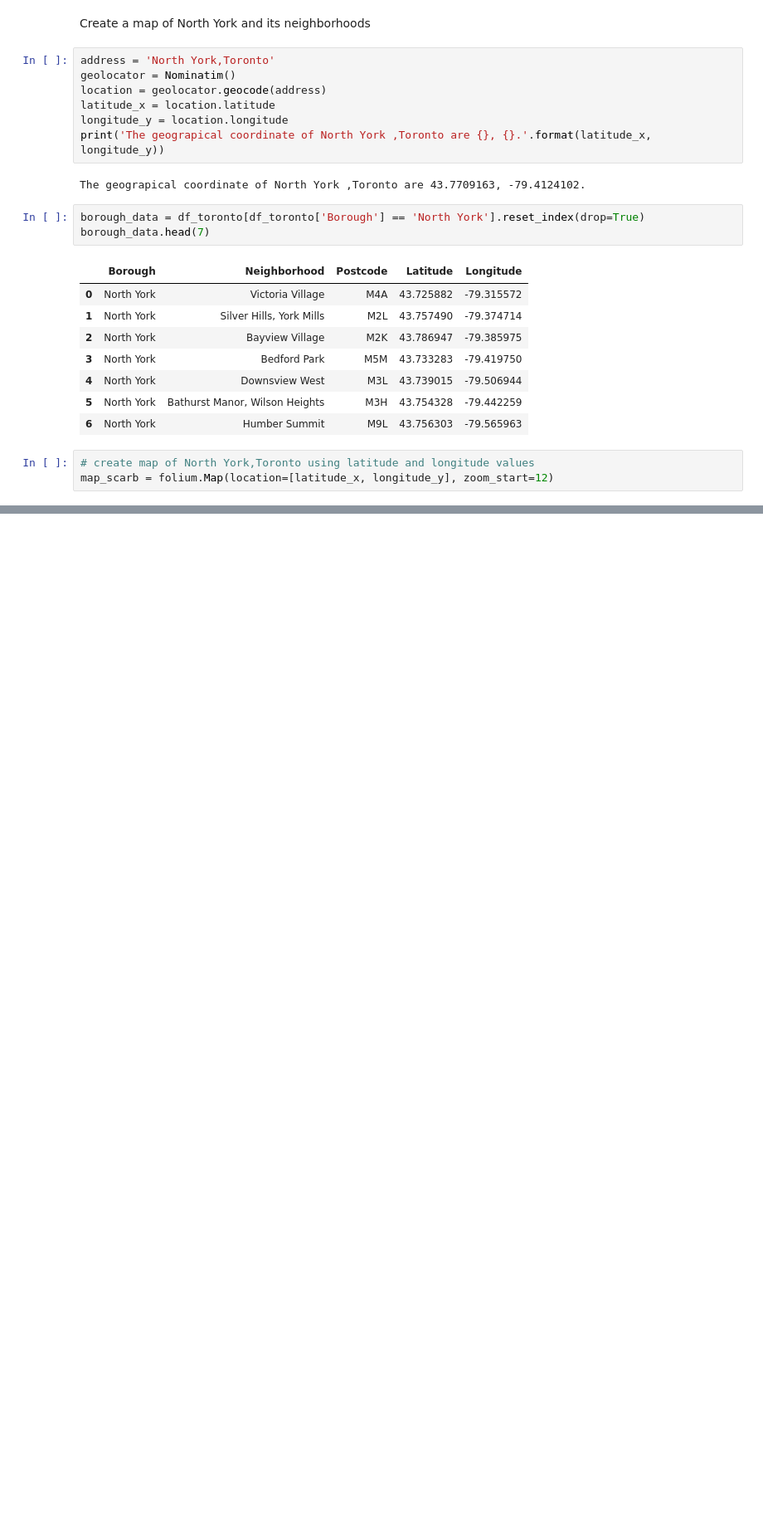
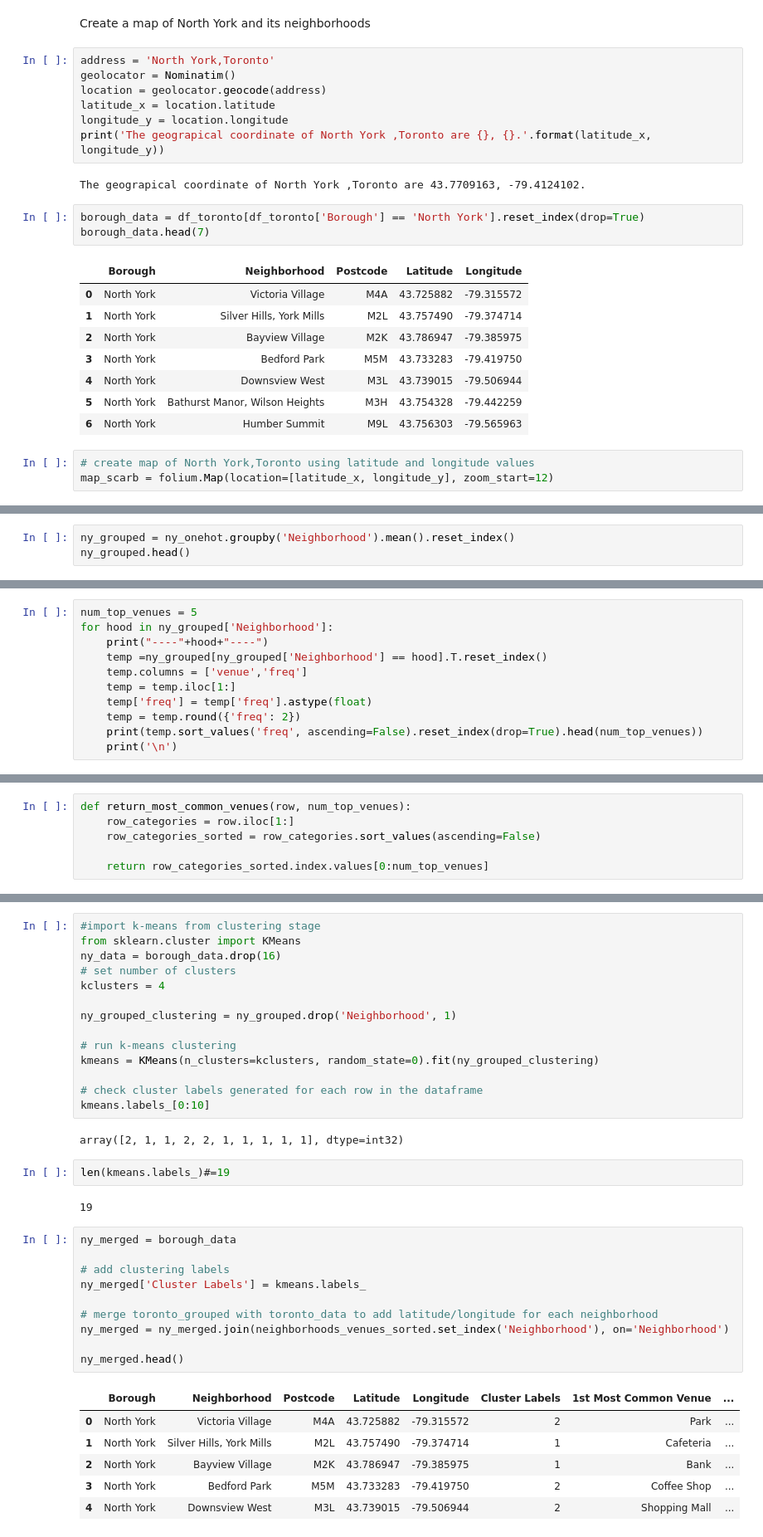
Before and after one commit to RaviSinghIBM/DataScience, a Jupyter notebook: Segmenting and Clustering Toronto.ipynb, the cells around one changed output, grey strips where cells are left out. Shown: that part at 83% size. Drawn from its saved outputs; the diff is of its cells as text; blank space fills up the shorter version.

```diff
--- a/Segmenting and Clustering Toronto.ipynb
+++ b/Segmenting and Clustering Toronto.ipynb
@@ -206,0 +407,3 @@ map_scarb
+# %%
+ny_grouped = ny_onehot.groupby('Neighborhood').mean().reset_index()
+ny_grouped.head()
@@ -206,0 +421,11 @@ map_scarb
+# %%
+num_top_venues = 5
+for hood in ny_grouped['Neighborhood']:
+    print("----"+hood+"----")
+    temp =ny_grouped[ny_grouped['Neighborhood'] == hood].T.reset_index()
+    temp.columns = ['venue','freq']
+    temp = temp.iloc[1:]
+    temp['freq'] = temp['freq'].astype(float)
+    temp = temp.round({'freq': 2})
+    print(temp.sort_values('freq', ascending=False).reset_index(drop=True).head(num_top_venues))
+    print('\n')
@@ -206,0 +450,6 @@ map_scarb
+# %%
+def return_most_common_venues(row, num_top_venues):
+    row_categories = row.iloc[1:]
+    row_categories_sorted = row_categories.sort_values(ascending=False)
+
+    return row_categories_sorted.index.values[0:num_top_venues]
@@ -206,0 +485,37 @@ map_scarb
+# %%
+#import k-means from clustering stage
+from sklearn.cluster import KMeans
+ny_data = borough_data.drop(16)
+# set number of clusters
+kclusters = 4
+
+ny_grouped_clustering = ny_grouped.drop('Neighborhood', 1)
+
+# run k-means clustering
+kmeans = KMeans(n_clusters=kclusters, random_state=0).fit(ny_grouped_clustering)
+
+# check cluster labels generated for each row in the dataframe
+kmeans.labels_[0:10]
+# %% [output]
+array([2, 1, 1, 2, 2, 1, 1, 1, 1, 1], dtype=int32)
+# %%
+len(kmeans.labels_)#=19
+# %% [output]
+19
+# %%
+ny_merged = borough_data
+
+# add clustering labels
+ny_merged['Cluster Labels'] = kmeans.labels_
+
+# merge toronto_grouped with toronto_data to add latitude/longitude for each neighborhood
+ny_merged = ny_merged.join(neighborhoods_venues_sorted.set_index('Neighborhood'), on='Neighborhood')
+
+ny_merged.head()
+# %% [output]
+|  | Borough | Neighborhood | Postcode | Latitude | Longitude | Cluster Labels | 1st Most Common Venue | ... |
+| 0 | North York | Victoria Village | M4A | 43.725882 | -79.315572 | 2 | Park | ... |
+| 1 | North York | Silver Hills, York Mills | M2L | 43.757490 | -79.374714 | 1 | Cafeteria | ... |
+| 2 | North York | Bayview Village | M2K | 43.786947 | -79.385975 | 1 | Bank | ... |
+| 3 | North York | Bedford Park | M5M | 43.733283 | -79.419750 | 2 | Coffee Shop | ... |
+| 4 | North York | Downsview West | M3L | 43.739015 | -79.506944 | 2 | Shopping Mall | ... |
```
Also changed, not shown: parts of 20 cells of this notebook.
